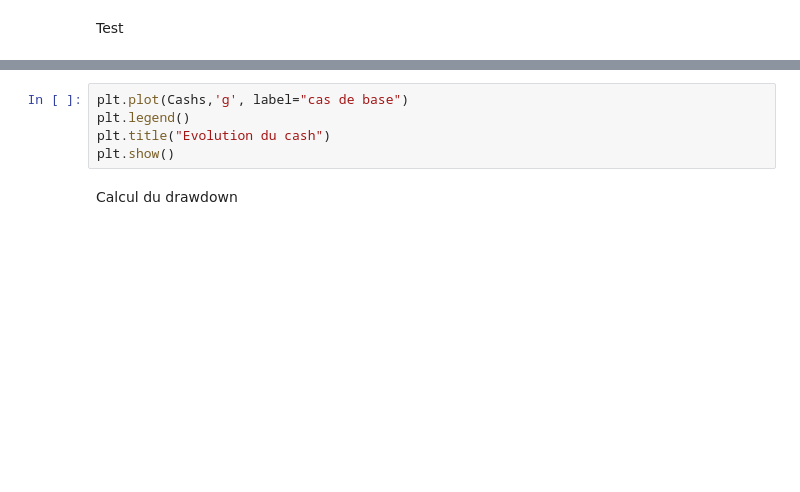
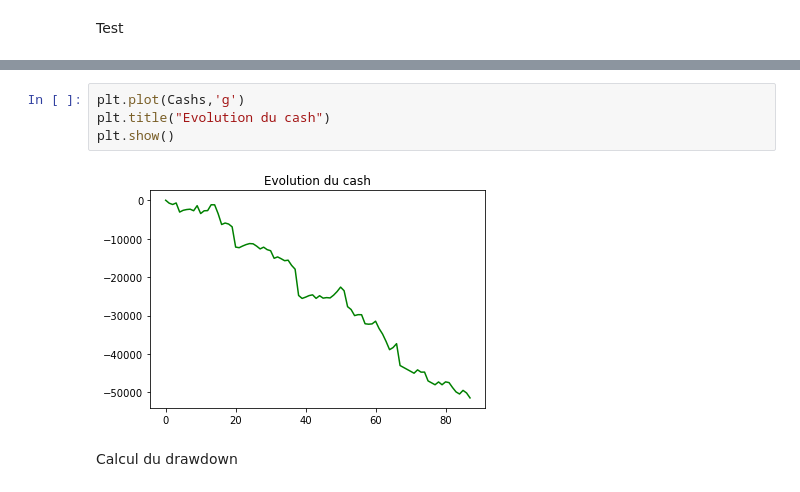
Before and after one commit to Armand-Morin/Portfolio_Optimization_Volga-Technologies, a Jupyter notebook: Tests_Malo.ipynb, the cells around one changed output, grey strips where cells are left out. Drawn from its saved outputs; the diff is of its cells as text; blank space fills up the shorter version.

```diff
--- a/Tests_Malo.ipynb
+++ b/Tests_Malo.ipynb
@@ -298,8 +415,9 @@ plt.show()
 # %%
-plt.plot(Cashs,'g', label="cas de base")
-plt.legend()
+plt.plot(Cashs,'g')
 plt.title("Evolution du cash")
 plt.show()
+# %% [output]
+[figure, added]
 # %% [markdown]
 Calcul du drawdown
 # %%
```
Also changed, not shown: parts of 22 cells of this notebook.
